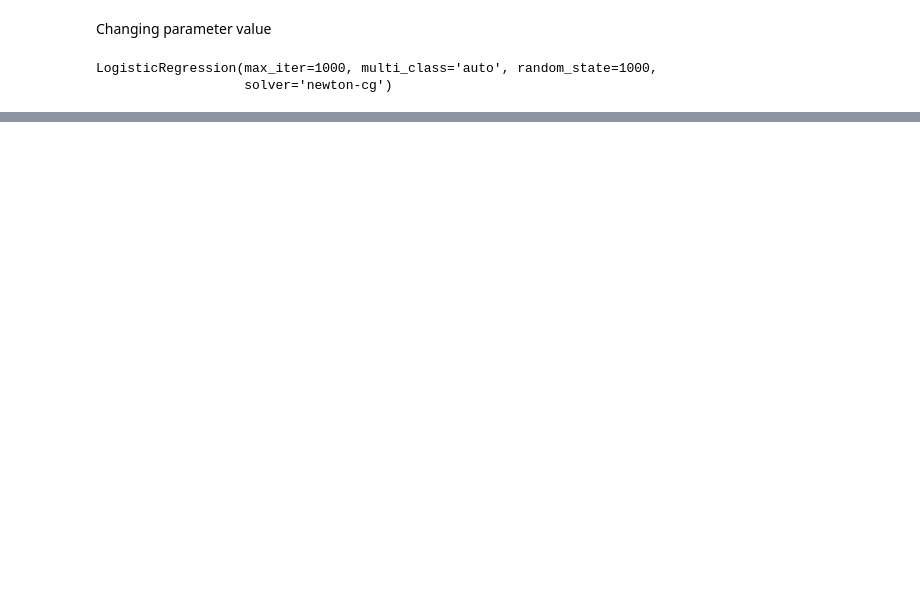
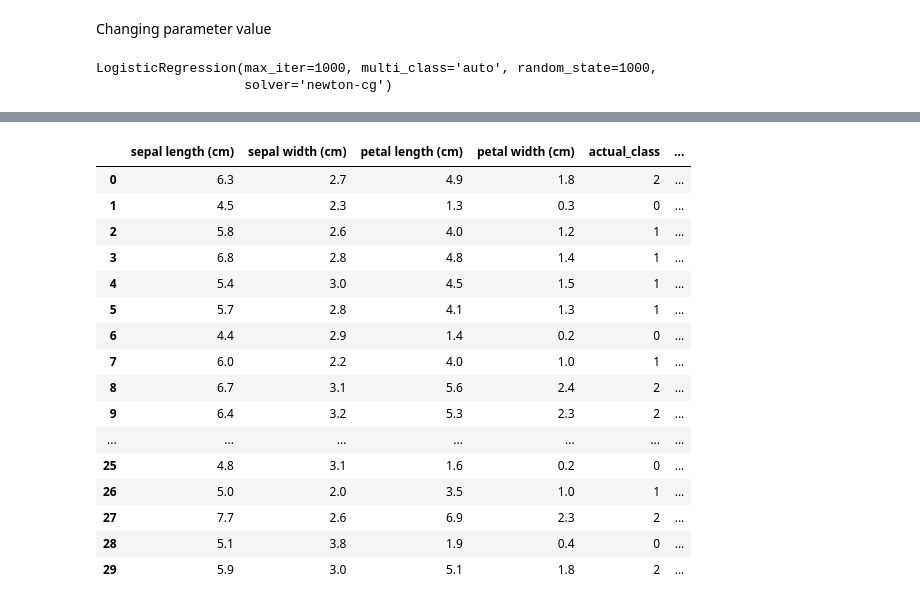
Before and after one commit to Balramt/MLflow_Project, a Jupyter notebook: 1-MLproject/getting_started.ipynb, the cells around one changed output, grey strips where cells are left out. Saved outputs shown, nothing was run; the diff lists cells and outputs as text; code cells hidden in the pictures; blank space fills up the shorter version.

Commit message:
Adding code in getting_Started.ipynb for model validation and reusing for model prediction

```diff
--- a/1-MLproject/getting_started.ipynb
+++ b/1-MLproject/getting_started.ipynb
@@ -153,0 +896,17 @@ Created version '2' of model 'tracking-quickstart'.
+# %%
+import mlflow
+
+#model_uri = model_uri = 'runs:/be1fd690635f49c8b409637d20f7d93d/iris_model'
+model_uri = model_info.model_uri
+# This is the input example logged with the model
+pyfunc_model = mlflow.pyfunc.load_model(model_uri)
+input_data = pyfunc_model.input_example
+
+# Verify the model with the provided input data using the logged dependencies.
+# For more details, refer to:
+# https://mlflow.org/docs/latest/models.html#validate-models-before-deployment
+mlflow.models.predict(
+    model_uri=model_uri,
+    input_data=input_data,
+    env_manager="uv",
+)
@@ -153,0 +919,33 @@ Created version '2' of model 'tracking-quickstart'.
+# %%
+import mlflow
+#logged_model = 'runs:/0a3b7924ceda47aca69032212a0c53da/iris_model'
+model_uri = model_info.model_uri
+
+# Load model as a PyFuncModel.
+loaded_model = mlflow.pyfunc.load_model(model_uri)
+predictions = loaded_model.predict(X_test)
+
+iris_feature_name = datasets.load_iris().feature_names
+result = pd.DataFrame(X_test, columns=iris_feature_name)
+result["actual_class"]= y_test
+result["predicted_class"]= predictions
+# %%
+result
+# %% [output]
+|  | sepal length (cm) | sepal width (cm) | petal length (cm) | petal width (cm) | actual_class | ... |
+| 0 | 6.3 | 2.7 | 4.9 | 1.8 | 2 | ... |
+| 1 | 4.5 | 2.3 | 1.3 | 0.3 | 0 | ... |
+| 2 | 5.8 | 2.6 | 4.0 | 1.2 | 1 | ... |
+| 3 | 6.8 | 2.8 | 4.8 | 1.4 | 1 | ... |
+| 4 | 5.4 | 3.0 | 4.5 | 1.5 | 1 | ... |
+| 5 | 5.7 | 2.8 | 4.1 | 1.3 | 1 | ... |
+| 6 | 4.4 | 2.9 | 1.4 | 0.2 | 0 | ... |
+| 7 | 6.0 | 2.2 | 4.0 | 1.0 | 1 | ... |
+| 8 | 6.7 | 3.1 | 5.6 | 2.4 | 2 | ... |
+| 9 | 6.4 | 3.2 | 5.3 | 2.3 | 2 | ... |
+| ... | ... | ... | ... | ... | ... | ... |
+| 25 | 4.8 | 3.1 | 1.6 | 0.2 | 0 | ... |
+| 26 | 5.0 | 2.0 | 3.5 | 1.0 | 1 | ... |
+| 27 | 7.7 | 2.6 | 6.9 | 2.3 | 2 | ... |
+| 28 | 5.1 | 3.8 | 1.9 | 0.4 | 0 | ... |
+| 29 | 5.9 | 3.0 | 5.1 | 1.8 | 2 | ... |
```
Also changed, not shown: parts of 13 cells of this notebook.
